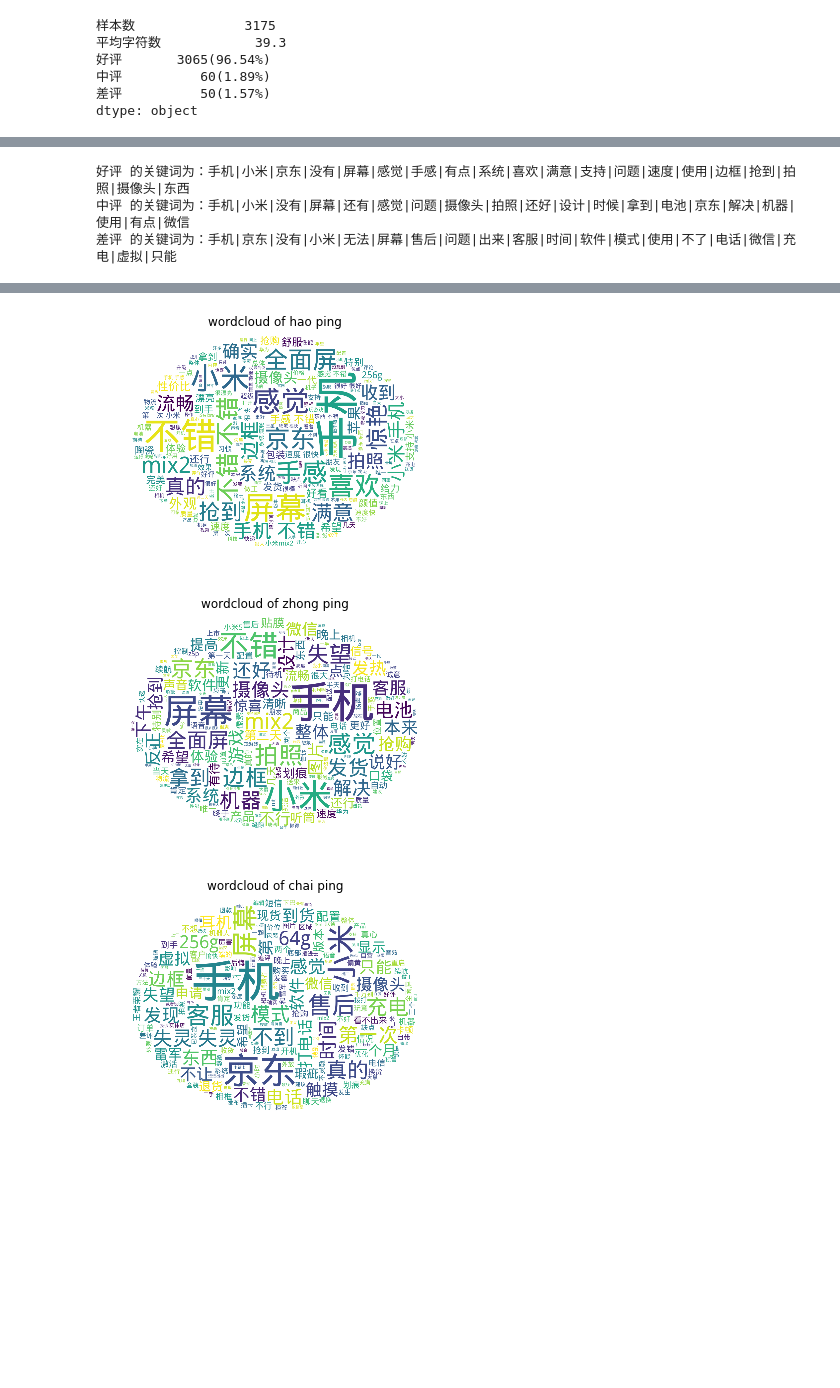
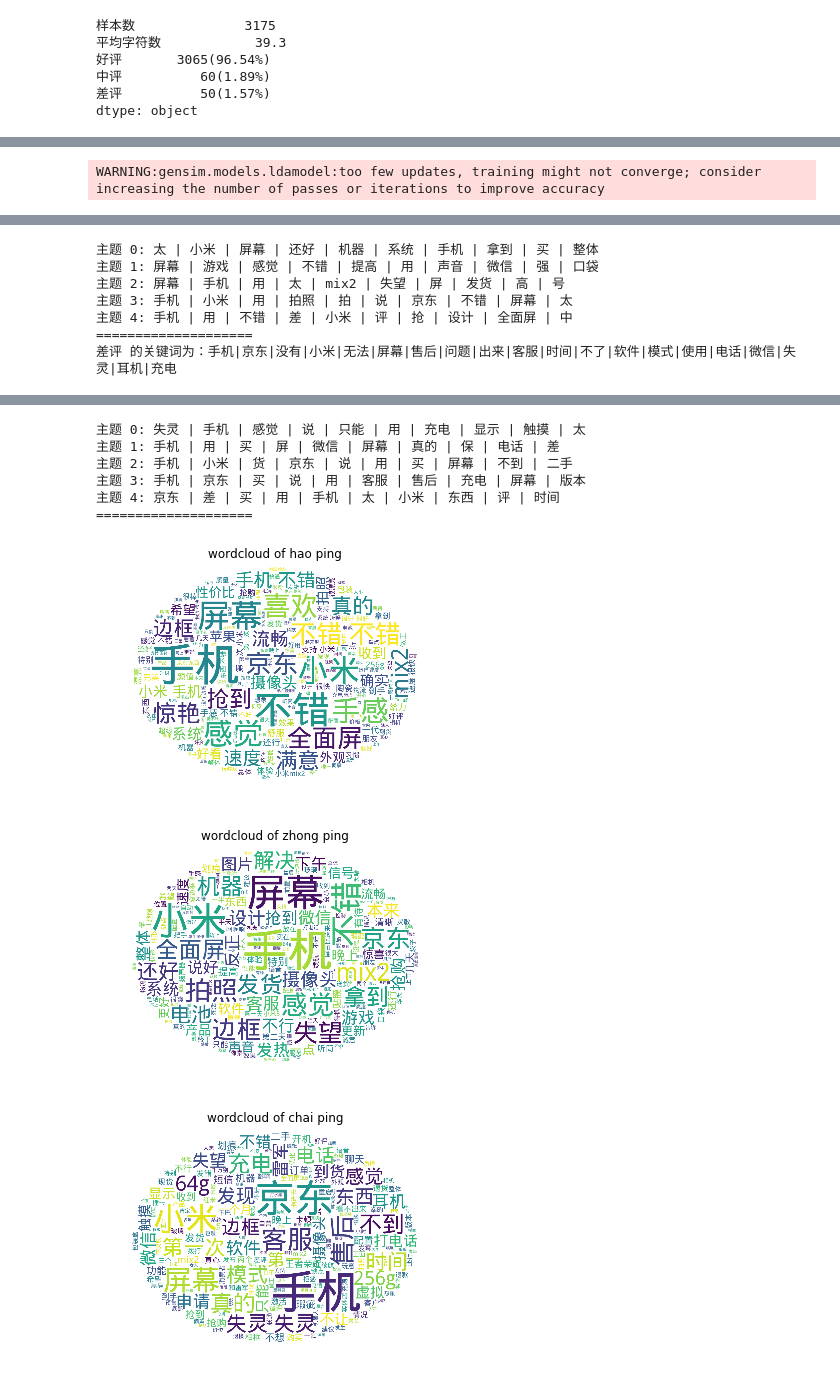
Before and after one commit to lizzyzhan/DataScience, a Jupyter notebook: nlp/消费者声音情感分析.ipynb, the cells around one changed output, grey strips where cells are left out. Drawn from its saved outputs; the diff is of its cells as text; code cells hidden in the pictures; blank space fills up the shorter version.

```diff
--- a/nlp/消费者声音情感分析.ipynb
+++ b/nlp/消费者声音情感分析.ipynb
@@ -124,10 +143,15 @@ acc = 92.60%, AUC = 0.157
 # %%
 %matplotlib inline
+warnings.filterwarnings("ignore")
 for k in ['好评','中评','差评']:
+    # textrank 关键词
     keywords=comments.get_keywords(comments.scores==k)
     print('{} 的关键词为：'.format(k)+'|'.join(keywords))
-    comments.genwordcloud(comments.scores==k,filename='wordcloud of {}'.format(k));
+    # 主题分解
+    comments.find_topic(comments.scores==k,n_topics=5);
+    # 生成词云
+    filename='wordcloud of {}'.format(k)
+    comments.genwordcloud(comments.scores==k,filename=filename);
+    print('='*20)
 # %% [output]
-好评 的关键词为：手机|小米|京东|没有|屏幕|感觉|手感|有点|系统|喜欢|满意|支持|问题|速度|使用|边框|抢到|拍照|摄像头|东西
-中评 的关键词为：手机|小米|没有|屏幕|还有|感觉|问题|摄像头|拍照|还好|设计|时候|拿到|电池|京东|解决|机器|使用|有点|微信
-差评 的关键词为：手机|京东|没有|小米|无法|屏幕|售后|问题|出来|客服|时间|软件|模式|使用|不了|电话|微信|充电|虚拟|只能
+WARNING:gensim.models.ldamodel:too few updates, training might not converge; consider increasing the number of passes or iterations to improve accuracy
@@ -133,0 +167,7 @@ for k in ['好评','中评','差评']:
+主题 0: 太 | 小米 | 屏幕 | 还好 | 机器 | 系统 | 手机 | 拿到 | 买 | 整体
+主题 1: 屏幕 | 游戏 | 感觉 | 不错 | 提高 | 用 | 声音 | 微信 | 强 | 口袋
+主题 2: 屏幕 | 手机 | 用 | 太 | mix2 | 失望 | 屏 | 发货 | 高 | 号
+主题 3: 手机 | 小米 | 用 | 拍照 | 拍 | 说 | 京东 | 不错 | 屏幕 | 太
+主题 4: 手机 | 用 | 不错 | 差 | 小米 | 评 | 抢 | 设计 | 全面屏 | 中
+====================
+差评 的关键词为：手机|京东|没有|小米|无法|屏幕|售后|问题|出来|客服|时间|不了|软件|模式|使用|电话|微信|失灵|耳机|充电
@@ -134,3 +175,9 @@ for k in ['好评','中评','差评']:
+主题 0: 失灵 | 手机 | 感觉 | 说 | 只能 | 用 | 充电 | 显示 | 触摸 | 太
+主题 1: 手机 | 用 | 买 | 屏 | 微信 | 屏幕 | 真的 | 保 | 电话 | 差
+主题 2: 手机 | 小米 | 货 | 京东 | 说 | 用 | 买 | 屏幕 | 不到 | 二手
+主题 3: 手机 | 京东 | 买 | 说 | 用 | 客服 | 售后 | 充电 | 屏幕 | 版本
+主题 4: 京东 | 差 | 买 | 用 | 手机 | 太 | 小米 | 东西 | 评 | 时间
+====================
-[figure, old version]
+[figure, new version]
-[figure, old version]
+[figure, new version]
-[figure, old version]
+[figure, new version]
```
Also changed, not shown: parts of 33 cells of this notebook, 3 other files.
